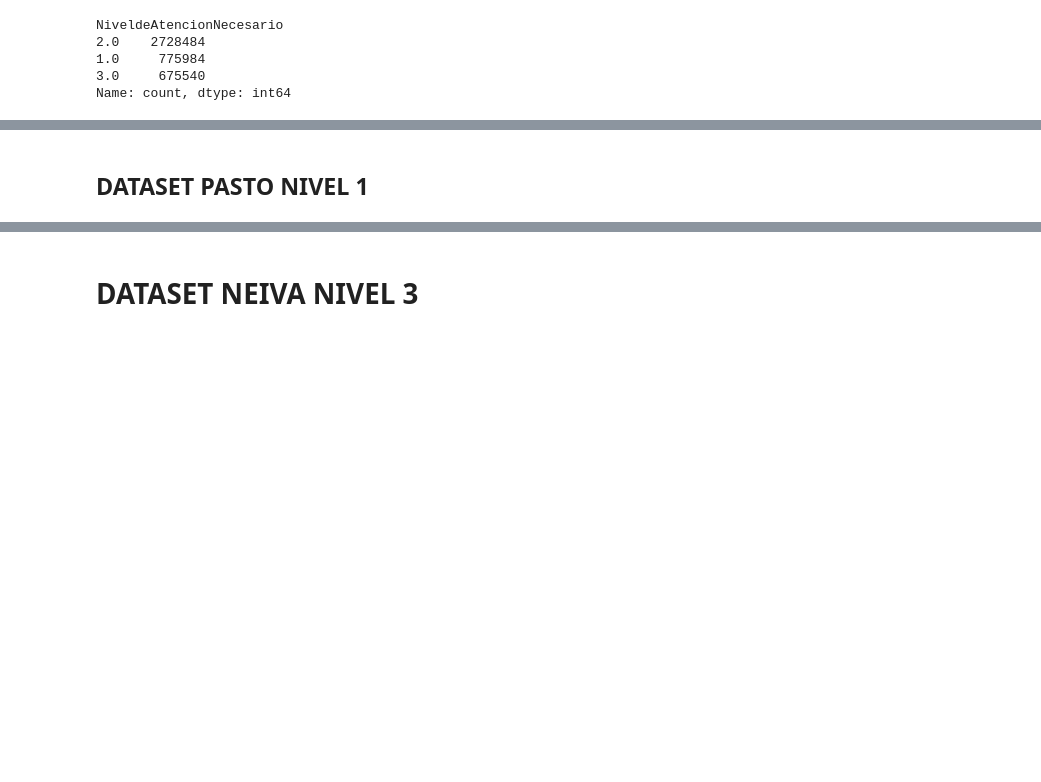
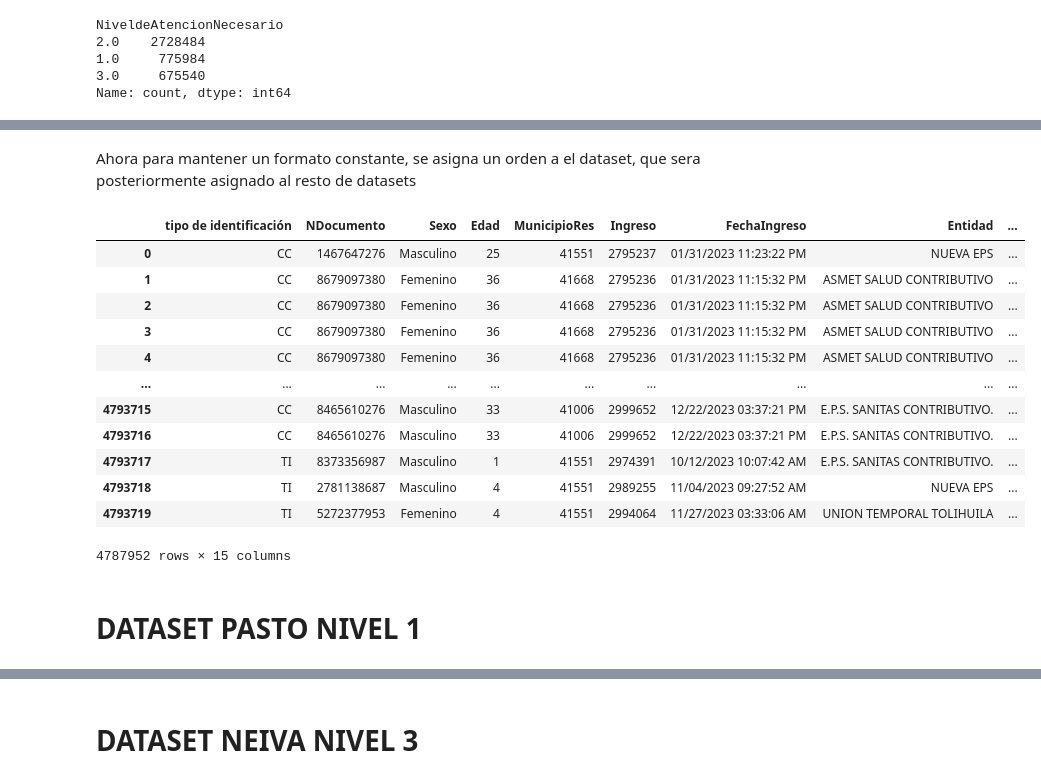
Before and after one commit to aisaza609/Interoperabilidad_Historias_clinicas, a Jupyter notebook: interoperabilidad_sistema_recomendacion_dataset__Hospitalarios.ipynb, the cells around one changed output, grey strips where cells are left out. Drawn from its saved outputs; the diff is of its cells as text; code cells hidden in the pictures; blank space fills up the shorter version.

```diff
--- a/interoperabilidad_sistema_recomendacion_dataset__Hospitalarios.ipynb
+++ b/interoperabilidad_sistema_recomendacion_dataset__Hospitalarios.ipynb
@@ -659,2 +665,39 @@ print(nulos_nivel_de_atencion[['CodigoDiagnostico', 'EspecialidadMedico', 'Nivel
+# %% [markdown]
+Ahora para mantener un formato constante, se asigna un orden a el dataset, que sera posteriormente asignado al resto de datasets
+# %%
+orden_columnas = [
+    'tipo de identificación',
+    'NDocumento',
+    'Sexo',
+    'Edad',
+    'MunicipioRes',
+    'Ingreso',
+    'FechaIngreso',
+    'Entidad',
+    'CodigoDiagnostico',
+    'NombreDiagnostico',
+    'DxSindromatico',
+    'NiveldeAtencionNecesario',
+    'Servicio',
+    'NivelHospital',
+    'Traslado'
+]
+# Reordenar el DataFrame tg_pitalito con el nuevo orden de columnas
+tg_pitalito = tg_pitalito[orden_columnas]
+tg_pitalito
+# %% [output]
+|  | tipo de identificación | NDocumento | Sexo | Edad | MunicipioRes | Ingreso | FechaIngreso | Entidad | ... |
+| 0 | CC | 1467647276 | Masculino | 25 | 41551 | 2795237 | 01/31/2023 11:23:22 PM | NUEVA EPS | ... |
+| 1 | CC | 8679097380 | Femenino | 36 | 41668 | 2795236 | 01/31/2023 11:15:32 PM | ASMET SALUD CONTRIBUTIVO | ... |
+| 2 | CC | 8679097380 | Femenino | 36 | 41668 | 2795236 | 01/31/2023 11:15:32 PM | ASMET SALUD CONTRIBUTIVO | ... |
+| 3 | CC | 8679097380 | Femenino | 36 | 41668 | 2795236 | 01/31/2023 11:15:32 PM | ASMET SALUD CONTRIBUTIVO | ... |
+| 4 | CC | 8679097380 | Femenino | 36 | 41668 | 2795236 | 01/31/2023 11:15:32 PM | ASMET SALUD CONTRIBUTIVO | ... |
+| ... | ... | ... | ... | ... | ... | ... | ... | ... | ... |
+| 4793715 | CC | 8465610276 | Masculino | 33 | 41006 | 2999652 | 12/22/2023 03:37:21 PM | E.P.S. SANITAS CONTRIBUTIVO. | ... |
+| 4793716 | CC | 8465610276 | Masculino | 33 | 41006 | 2999652 | 12/22/2023 03:37:21 PM | E.P.S. SANITAS CONTRIBUTIVO. | ... |
+| 4793717 | TI | 8373356987 | Masculino | 1 | 41551 | 2974391 | 10/12/2023 10:07:42 AM | E.P.S. SANITAS CONTRIBUTIVO. | ... |
+| 4793718 | TI | 2781138687 | Masculino | 4 | 41551 | 2989255 | 11/04/2023 09:27:52 AM | NUEVA EPS | ... |
+| 4793719 | TI | 5272377953 | Femenino | 4 | 41551 | 2994064 | 11/27/2023 03:33:06 AM | UNION TEMPORAL TOLIHUILA | ... |
+4787952 rows × 15 columns
 # %% [markdown]
-## DATASET PASTO NIVEL 1
+# DATASET PASTO NIVEL 1
```
Also changed, not shown: parts of 27 cells of this notebook.
